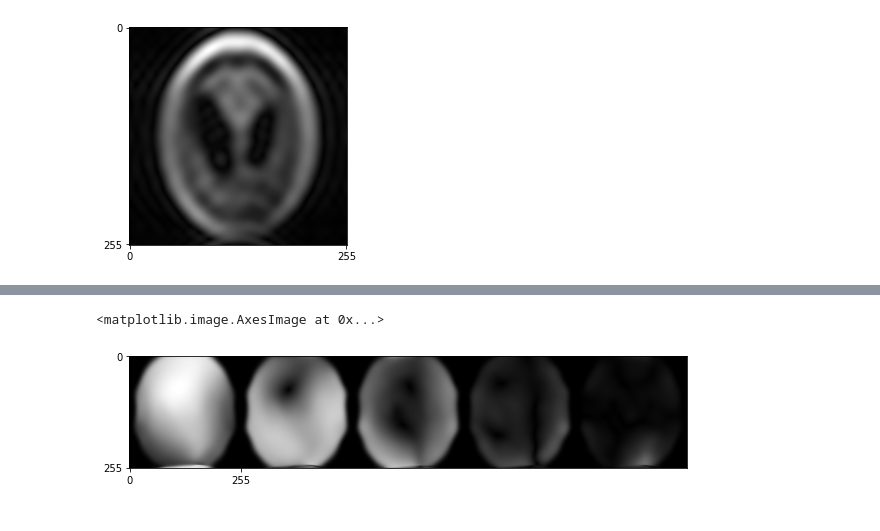
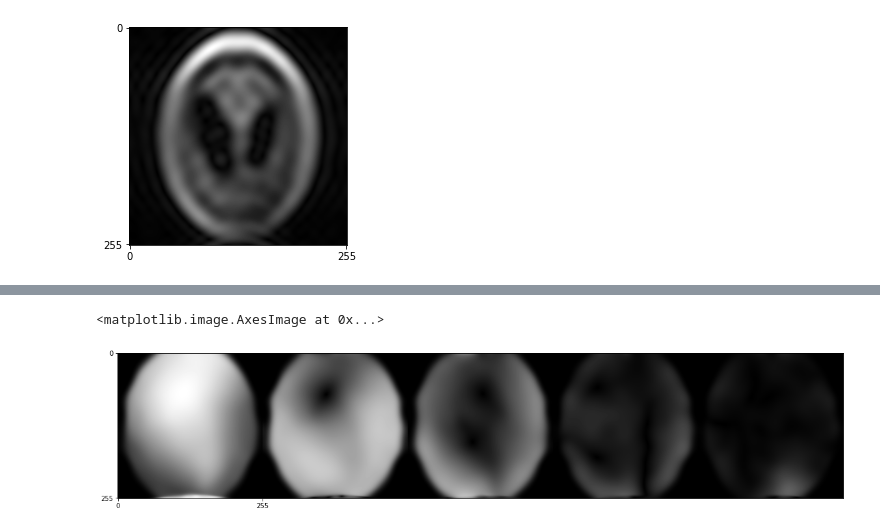
Before and after one commit to gopal-nataraj/bart-webinars, a Jupyter notebook: webinar4/demo.ipynb, the cells around one changed output, grey strips where cells are left out. Saved outputs shown, nothing was run; the diff lists cells and outputs as text; code cells hidden in the pictures.

```diff
--- a/webinar4/demo.ipynb
+++ b/webinar4/demo.ipynb
@@ -65,12 +70,13 @@ ax.imshow(abs(im_rss), cmap='gray')
 [figure]
 # %%
 # simulate low-resolution data for coil sensitivity estimation
+# todo: consider mentioning compatibility with autocalib
 ksp_smap_nonoise = bart.bart(1, 'phantom -x {} -k -s {}'.format(calib_dim, nc))
 seed_smap = np.random.randint(0, 2**63-1)
 pad = int((nkyz-calib_dim)/2)
 ksp_smap = np.pad(bart.bart(1, 'noise -n {} -s {}'.format(noi_var, seed_smap),
-                            ksp_smap_nonoise),
-                  ((pad,), (pad,), (0,), (0,)))
+                            ksp_smap_nonoise), ((pad,), (pad,), (0,), (0,)))
+# todo: use `bart resize -c 0 256 1 256 input output`
 
 im_coil_smap = bart.bart(1, 'fft -i -u $(bart bitmask 0 1 2)', ksp_smap)
 im_rss_smap = bart.bart(1, 'rss $(bart bitmask 3)', im_coil_smap)
@@ -101,0 +91,15 @@ ax.imshow(abs(im_rss_smap), cmap='gray')
+# %%
+# compress coil sensitivity data to ncc virtual coils
+# save coil compression matrix to be used for `ksp` also
+# todo: mention other coil compression options
+cc_mtx = bart.bart(1, 'cc -M -S', ksp_smap)
+ncc = 5
+ksp_smap_cc = bart.bart(1, 'ccapply -p {} -S'.format(ncc), ksp_smap, cc_mtx)
+
+im_coil_smap = bart.bart(1, 'fft -i -u $(bart bitmask 0 1 2)', ksp_smap_cc)
+im_rss_smap = bart.bart(1, 'rss $(bart bitmask 3)', im_coil_smap)
+
+_, ax = plt.subplots()
+ax.set_xticks([0, nkyz-1])
+ax.set_yticks([0, nkyz-1])
+ax.imshow(abs(im_rss_smap), cmap='gray')
@@ -102,11 +109,11 @@ ax.imshow(abs(im_rss_smap), cmap='gray')
 # %%
 # estimate coil sensitivities via ESPIRiT
 smap = bart.bart(1, 'ecalib -m 1 -S', ksp_smap_cc) # -m 1 skips (eig?) maps on 4th dim
-_, ax = plt.subplots(figsize=(10,10))
+_, ax = plt.subplots(figsize=(20,10))
 ax.set_xticks([0, nkyz-1])
 ax.set_yticks([0, nkyz-1])
 ax.imshow(np.concatenate([abs(smap[:,:,0,i]) for i in range(ncc)], 1), cmap='gray')
 # %% [output]
 <matplotlib.image.AxesImage at 0x...>
-[figure, old version]
+[figure, new version]
 # %%
```
Also changed, not shown: parts of 10 cells of this notebook.
